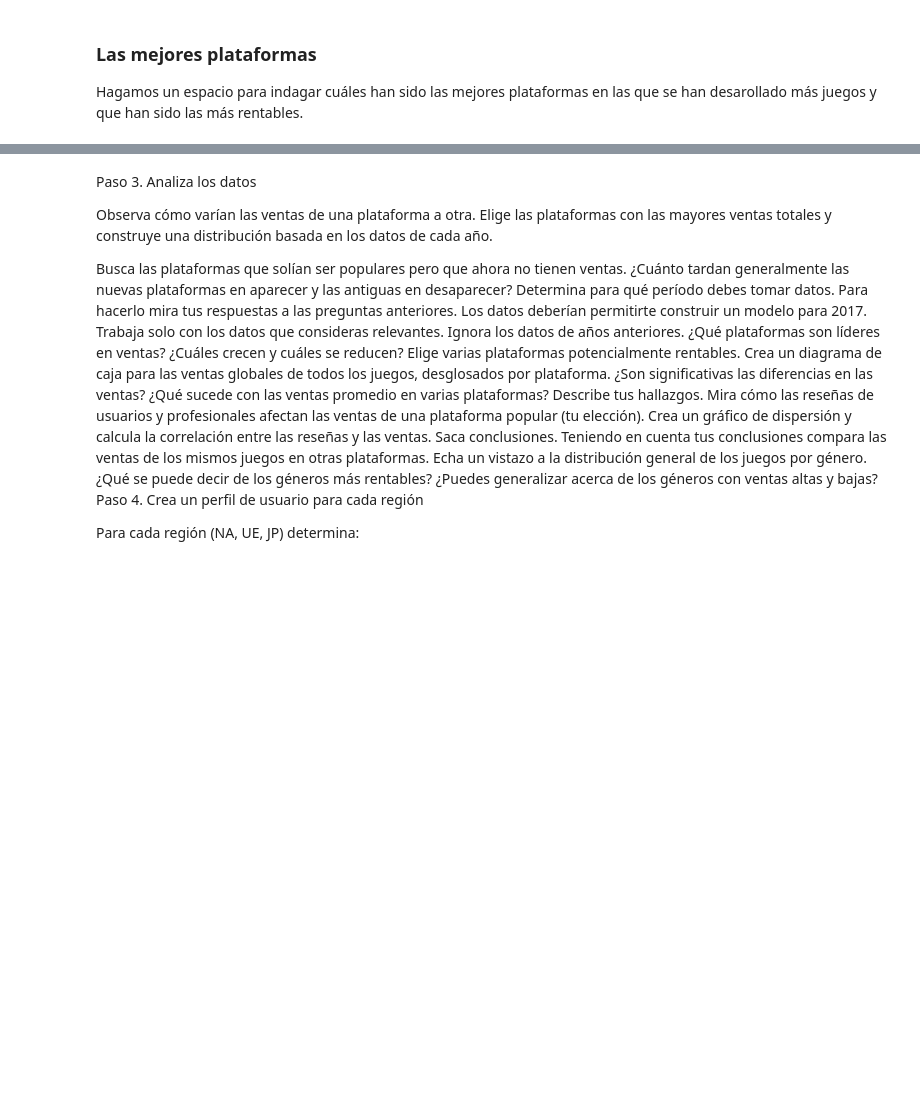
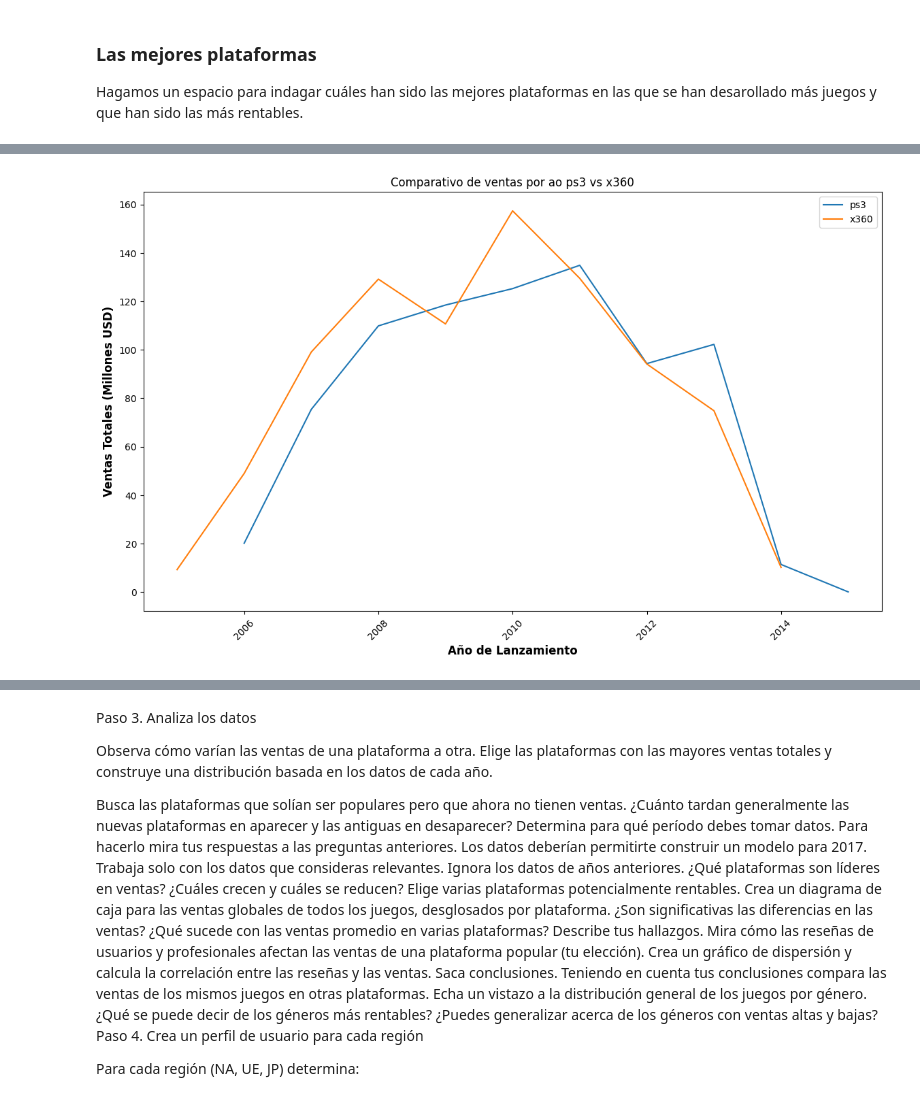
Before and after one commit to ma280113/TripleTen, a Jupyter notebook: strint_6_proyect/notebook.ipynb, the cells around one changed output, grey strips where cells are left out. Cells and saved outputs as stored; diff of their text form; code cells hidden in the pictures; blank space fills up the shorter version.

```diff
--- a/strint_6_proyect/notebook.ipynb
+++ b/strint_6_proyect/notebook.ipynb
@@ -328,0 +465,29 @@ Comparando ambos juegos, despues de el año 2005 el ds reemplaza a ps2 ganando m
+# %%
+def compare_platforms(platform1, platform2, df):
+    data_comparative = df[df['platform'].isin([platform1, platform2])]
+    comparative = data_comparative.groupby(['platform', 'year_of_release'])['total_sales'].sum().reset_index()
+    platform1_sales = comparative[comparative['platform']== platform1]
+    platform2_sales = comparative[comparative['platform']== platform2]
+
+    #---------- Grafica-------------------------
+
+    plt.figure(figsize = (14, 8))
+
+    plt.plot(platform1_sales['year_of_release'], platform1_sales['total_sales'], label = platform1)
+    plt.plot(platform2_sales['year_of_release'], platform2_sales['total_sales'], label = platform2)
+
+    plt.title(f'Comparativo de ventas por ao {platform1} vs {platform2}')
+    plt.xlabel('Año de Lanzamiento', fontsize=12, fontweight='bold')
+    plt.ylabel('Ventas Totales (Millones USD)', fontsize=12, fontweight='bold')
+
+    plt.xticks(rotation = 45)
+    plt.legend(loc = 'upper right')
+
+    plt.show()
+    return
+
+
+
+compare_platforms('ps3', 'x360', df)
+# %% [output]
+[figure, added]
```
Also changed, not shown: parts of 29 cells of this notebook.
